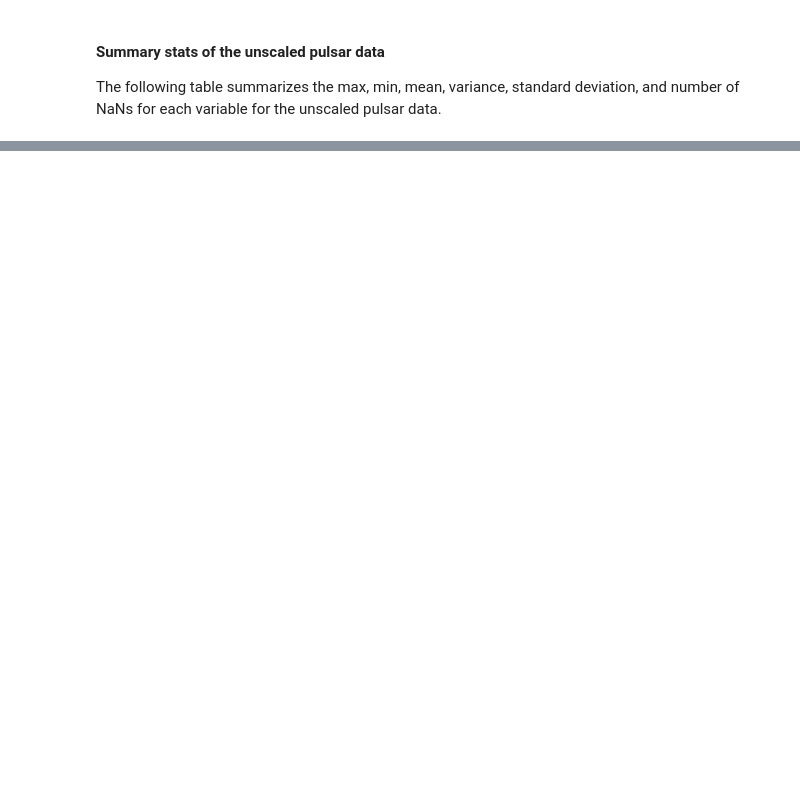
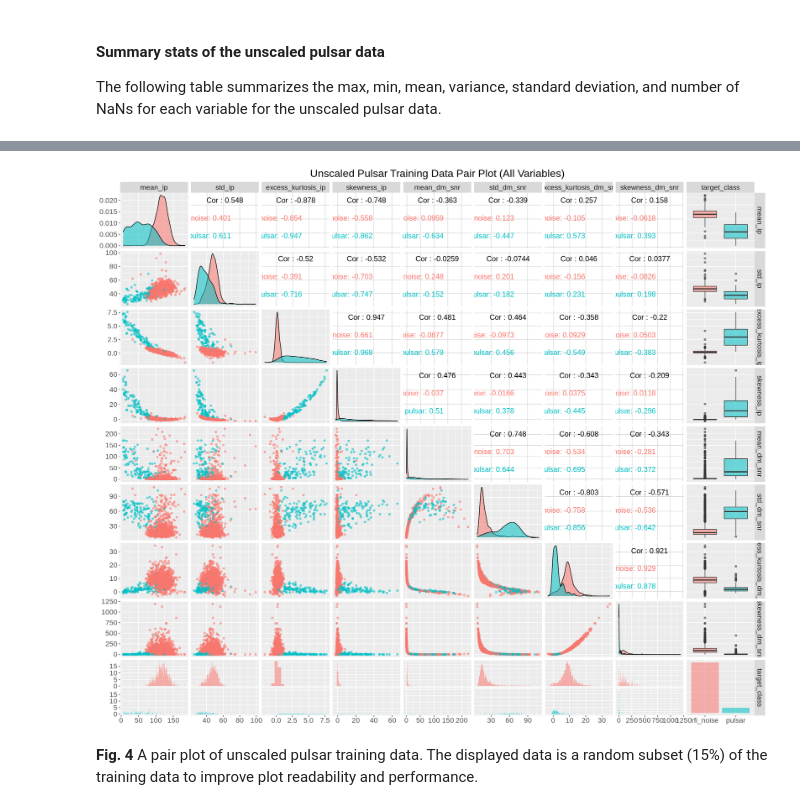
Before and after one commit to tccw/dsci100-group-project, a Jupyter notebook: group_report_pulsars.ipynb, the cells around one changed output, grey strips where cells are left out. Cells and saved outputs as stored; diff of their text form; code cells hidden in the pictures; blank space fills up the shorter version.

```diff
--- a/group_report_pulsars.ipynb
+++ b/group_report_pulsars.ipynb
@@ -430,0 +212,17 @@ $^{[4]}$NASA. (2011, January). *Pulsars*. NASA. https://imagine.gsfc.nasa.gov/sc
+# %%
+options(repr.plot.width = 18, repr.plot.height = 15)
+
+# subset of the data for faster plotting
+pulsar_scaled_subset <- pulsar_train %>% sample_frac(0.15)
+
+ggpairs(pulsar_scaled_subset,
+           mapping = aes(color=target_class, alpha = 0.3),
+           lower=list(combo=wrap("facethist", binwidth=0.5)),
+           upper=list(continuous = wrap("cor", size=5))) +
+        ggtitle("Unscaled Pulsar Training Data Pair Plot (All Variables)") +
+        theme(text = element_text(size = 17),
+              plot.title = element_text(hjust = 0.5))
+# %% [output]
+[figure, added]
+# %% [markdown]
+**Fig. 4** A pair plot of unscaled pulsar training data. The displayed data is a random subset (15%) of the training data to improve plot readability and performance.
```
Also changed, not shown: parts of 49 cells of this notebook.
